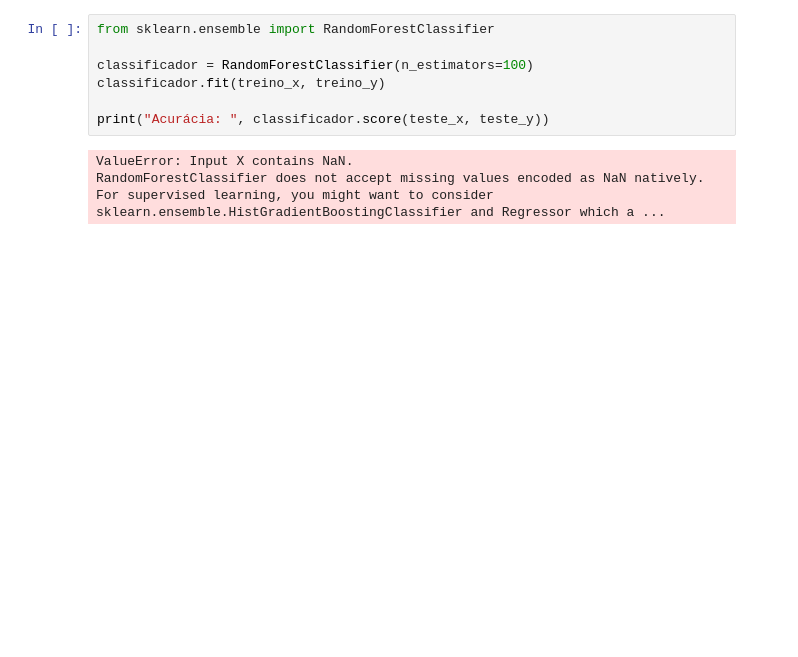
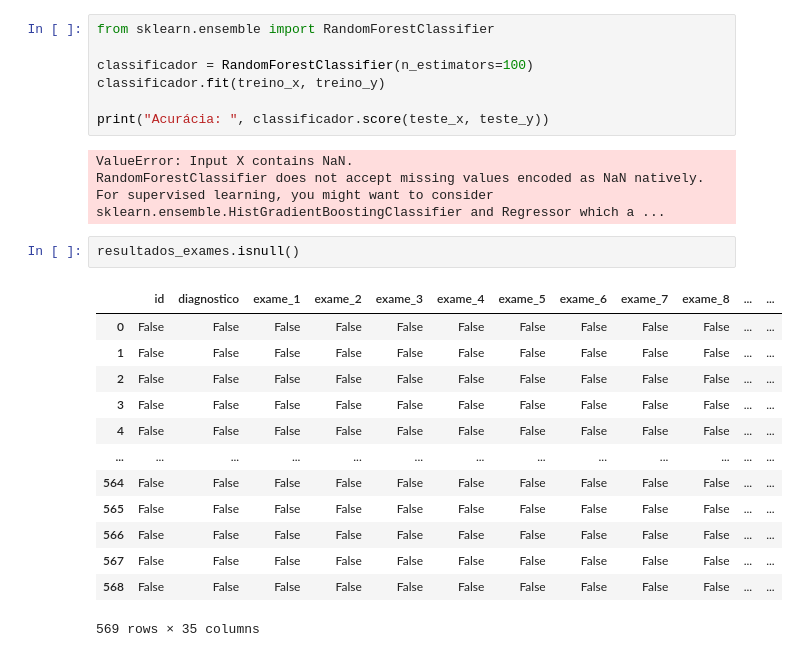
Before and after one commit to LucasDiasNardino/FormacaoMachineLearning, a Jupyter notebook: LidandoComDados/cod.ipynb, the cells around one changed output. Cells and saved outputs as stored; diff of their text form; blank space fills up the shorter version.

```diff
--- a/LidandoComDados/cod.ipynb
+++ b/LidandoComDados/cod.ipynb
@@ -63,3 +59,19 @@ print("Acurácia: ", classificador.score(teste_x, teste_y))
 # %% [output]
 ValueError: Input X contains NaN.
 RandomForestClassifier does not accept missing values encoded as NaN natively. For supervised learning, you might want to consider sklearn.ensemble.HistGradientBoostingClassifier and Regressor which a ...
+# %%
+resultados_exames.isnull()
+# %% [output]
+|  | id | diagnostico | exame_1 | exame_2 | exame_3 | exame_4 | exame_5 | exame_6 | exame_7 | exame_8 | ... | ... |
+| 0 | False | False | False | False | False | False | False | False | False | False | ... | ... |
+| 1 | False | False | False | False | False | False | False | False | False | False | ... | ... |
+| 2 | False | False | False | False | False | False | False | False | False | False | ... | ... |
+| 3 | False | False | False | False | False | False | False | False | False | False | ... | ... |
+| 4 | False | False | False | False | False | False | False | False | False | False | ... | ... |
+| ... | ... | ... | ... | ... | ... | ... | ... | ... | ... | ... | ... | ... |
+| 564 | False | False | False | False | False | False | False | False | False | False | ... | ... |
+| 565 | False | False | False | False | False | False | False | False | False | False | ... | ... |
+| 566 | False | False | False | False | False | False | False | False | False | False | ... | ... |
+| 567 | False | False | False | False | False | False | False | False | False | False | ... | ... |
+| 568 | False | False | False | False | False | False | False | False | False | False | ... | ... |
+569 rows × 35 columns
```
Also changed, not shown: parts of 4 cells of this notebook.
